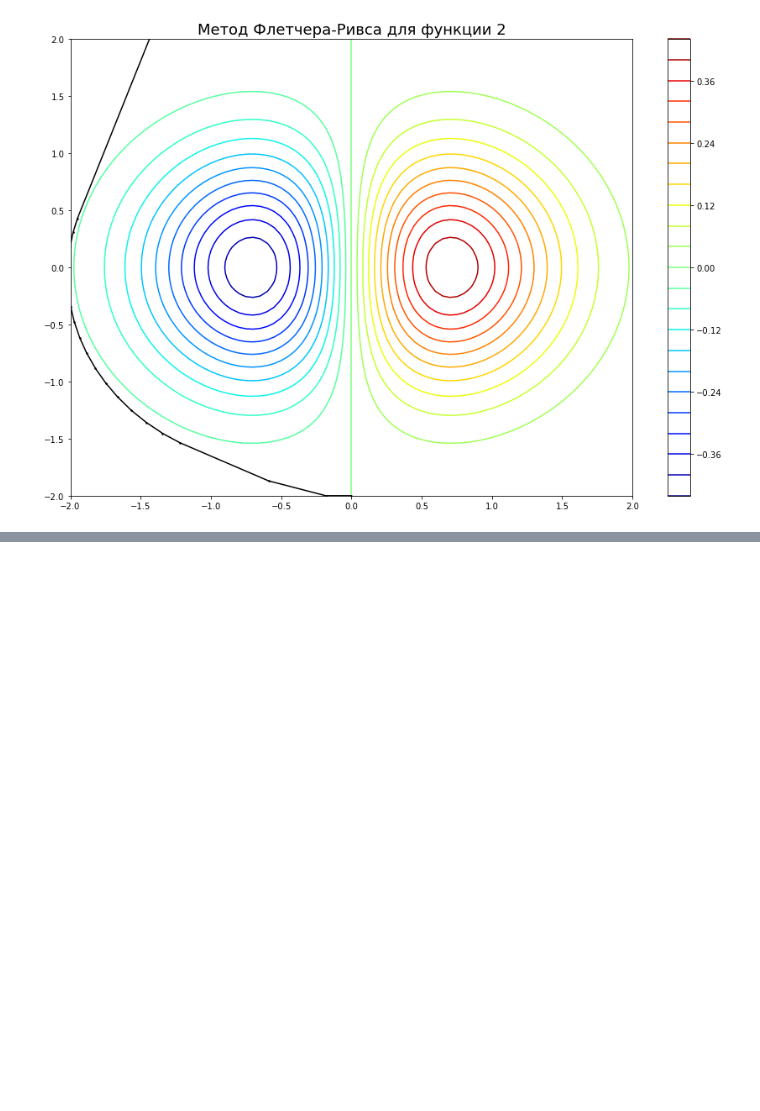
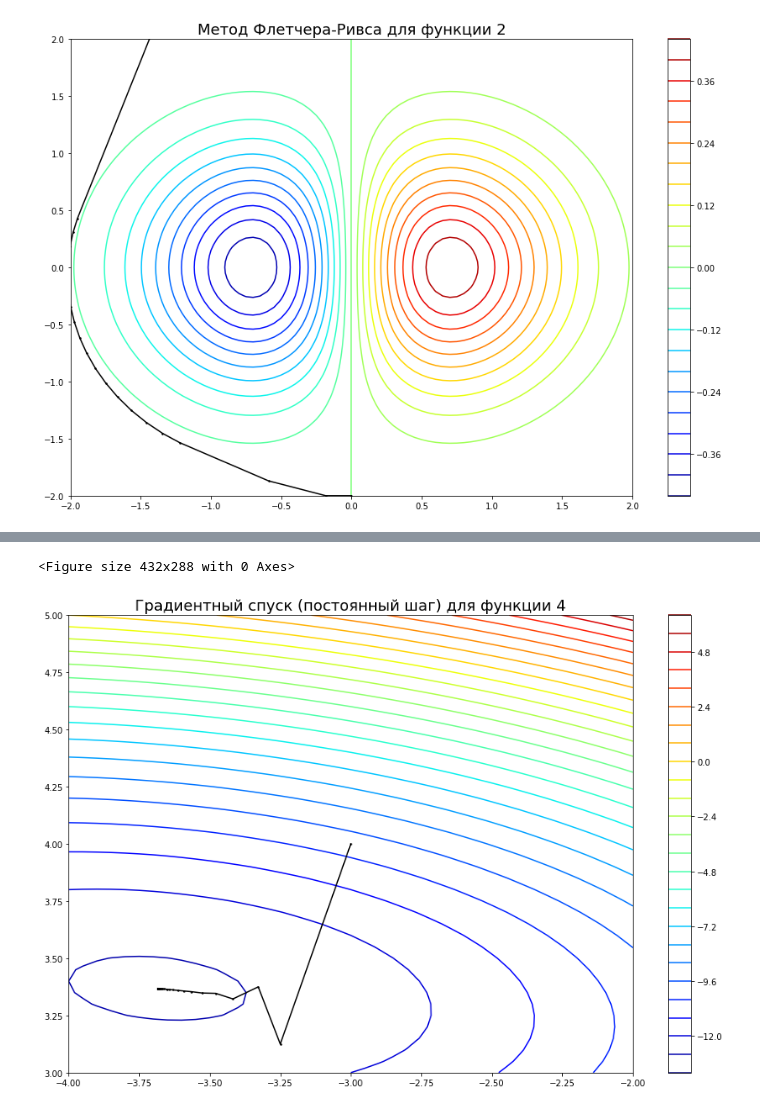
Before and after one commit to Ar4eR-ValerA/AppliedMath.IIISem, a Jupyter notebook: Lab2/visualization.ipynb, the cells around one changed output, grey strips where cells are left out. Cells and saved outputs as stored; diff of their text form; code cells hidden in the pictures; blank space fills up the shorter version.

```diff
--- a/Lab2/visualization.ipynb
+++ b/Lab2/visualization.ipynb
@@ -73,0 +110,7 @@ visualize(o2, (-2, 2), (-2, 2), res, "Метод Флетчера-Ривса д
+# %%
+# что-то нужно с масштабом намутить, чтобы выглядело более наглядно
+res = gradient_descent(o4, np.array([-3, 4]), t1, 0.0001, max_iter=1000, max_alpha=1, exit_clause="argument")[1]
+visualize(o4, (-4, -2), (3, 5), res, "Градиентный спуск (постоянный шаг) для функции 4")
+# %% [output]
+<Figure size 432x288 with 0 Axes>
+[figure, added]
```
Also changed, not shown: parts of 9 cells of this notebook, 2 other files.
